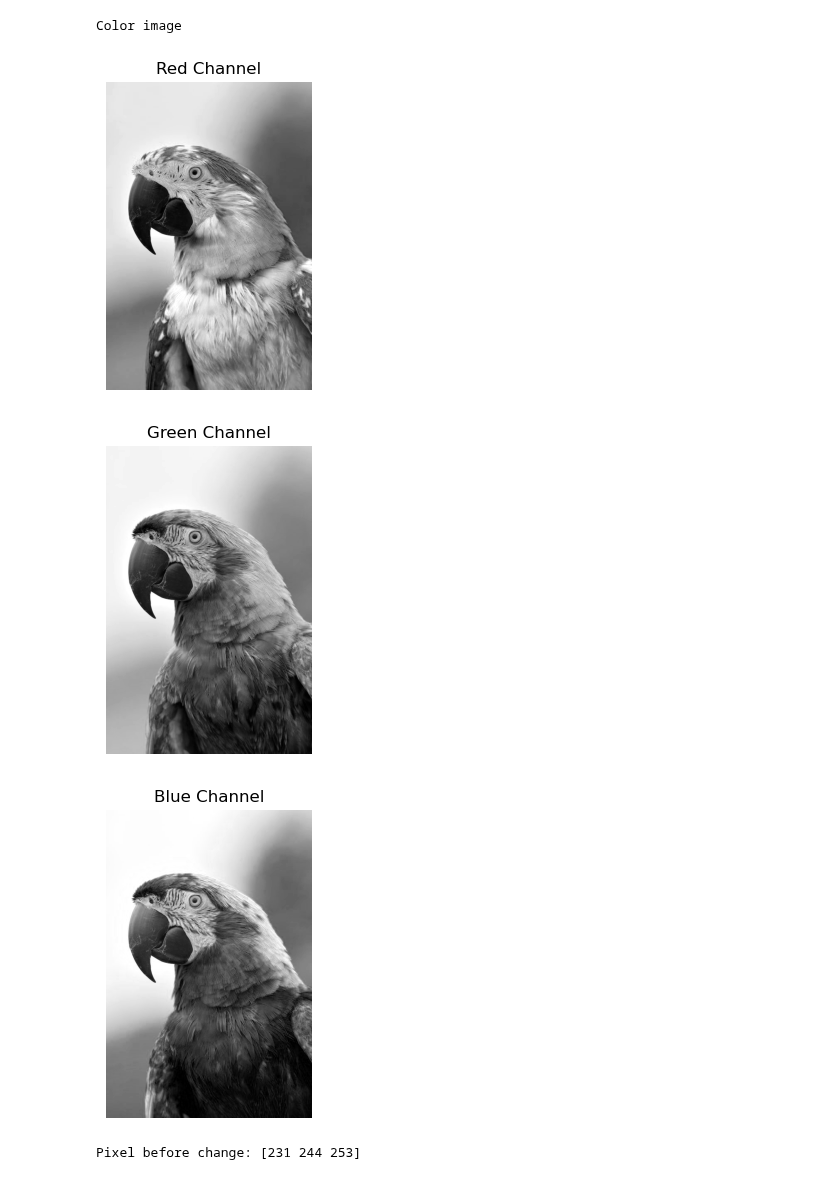
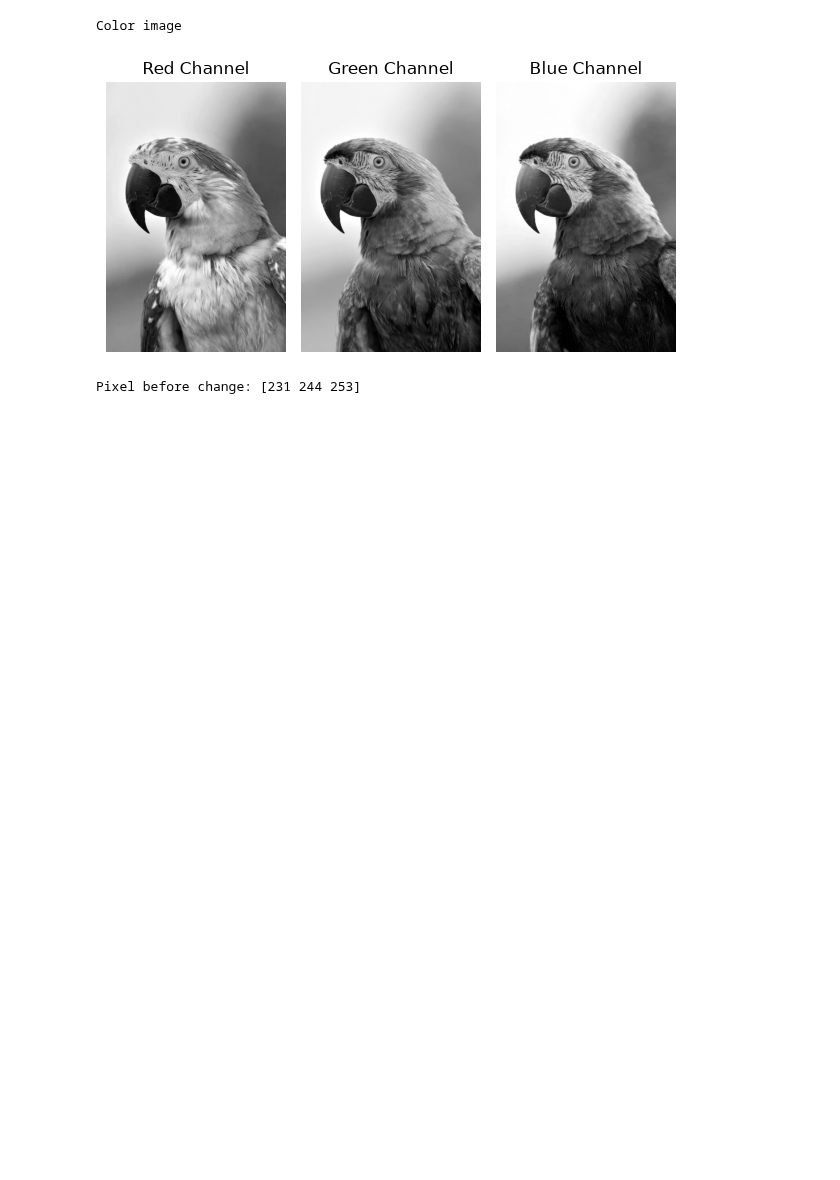
Before and after one commit to suleka-dissanayake/Digital-Image-Processing, a Jupyter notebook: DAY 04/Code2.ipynb, the cells around one changed output. Cells and saved outputs as stored; diff of their text form; code cells hidden in the pictures; blank space fills up the shorter version.

```diff
--- a/DAY 04/Code2.ipynb
+++ b/DAY 04/Code2.ipynb
@@ -42,27 +42,26 @@ red_channel = img[:,:,0]
 green_channel = img[:,:,1]
 blue_channel = img[:,:,2]
 # %%
-plt.figure(figsize=(5,4))
+plt.figure(figsize=(6,5))
+plt.subplot(1,3,1)
 plt.imshow(red_channel, cmap='gray')
 plt.title('Red Channel')
 plt.axis('off')
-plt.show()
 
-plt.figure(figsize=(5,4))
+plt.subplot(1,3,2)
 plt.imshow(green_channel, cmap='gray')
 plt.title('Green Channel')
 plt.axis('off')
-plt.show()
 
-plt.figure(figsize=(5,4))
+plt.subplot(1,3,3)
 plt.imshow(blue_channel, cmap='gray')
 plt.title('Blue Channel')
 plt.axis('off')
+
+plt.tight_layout()
 plt.show()
 # %% [output]
-[figure, old version]
+[figure, new version]
-[figure, removed]
-[figure, removed]
 # %%
 row = 50
 col = 50
```
Also changed, not shown: parts of 1 cell of this notebook.
